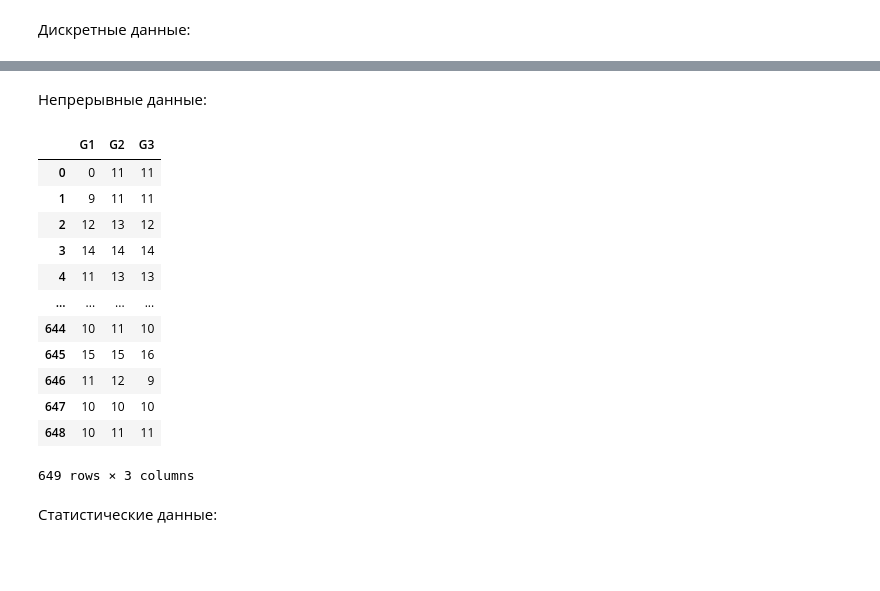
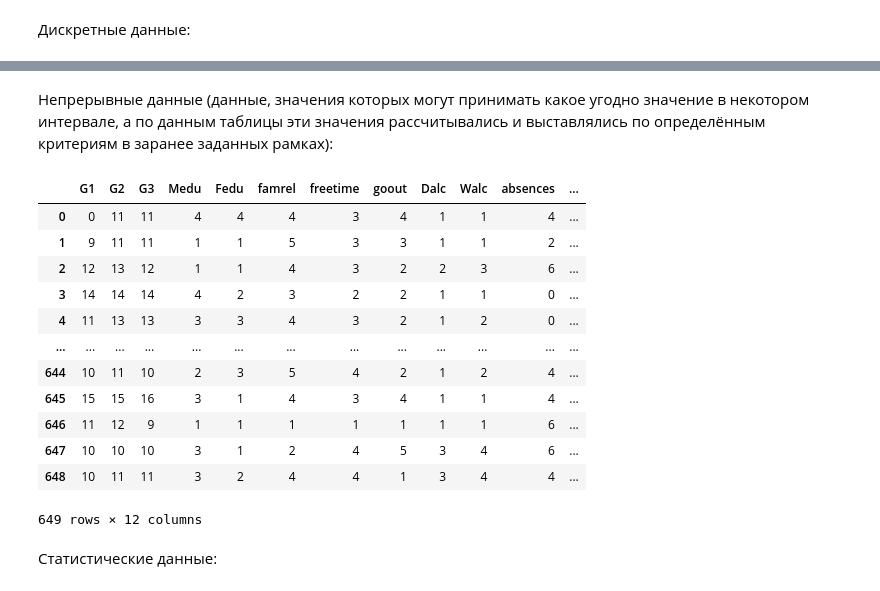
Before and after one commit to GrinchFour/ml.vvsu.2023, a Jupyter notebook: lab01/БПИ20-02_Юрчук_1.ipynb, the cells around one changed output, grey strips where cells are left out. Saved outputs shown, nothing was run; the diff lists cells and outputs as text; code cells hidden in the pictures; blank space fills up the shorter version.

```diff
--- a/lab01/БПИ20-02_Юрчук_1.ipynb
+++ b/lab01/БПИ20-02_Юрчук_1.ipynb
@@ -130,22 +113,22 @@ sPor[["health"]]
 # %% [markdown]
-Непрерывные данные:
+Непрерывные данные (данные, значения которых могут принимать какое угодно значение в некотором интервале, а по данным таблицы эти значения рассчитывались и выставлялись по определённым критериям в заранее заданных рамках):
 # %%
-sMat[["G1","G2","G3"]]
-sPor[["G1","G2","G3"]]
+sMat[["G1","G2","G3","Medu","Fedu","famrel","freetime","goout", "Dalc", "Walc","absences","health"]]
+sPor[["G1","G2","G3","Medu","Fedu","famrel","freetime","goout", "Dalc", "Walc","absences","health"]]
 # %% [output]
-|  | G1 | G2 | G3 |
-| 0 | 0 | 11 | 11 |
-| 1 | 9 | 11 | 11 |
-| 2 | 12 | 13 | 12 |
-| 3 | 14 | 14 | 14 |
-| 4 | 11 | 13 | 13 |
-| ... | ... | ... | ... |
-| 644 | 10 | 11 | 10 |
-| 645 | 15 | 15 | 16 |
-| 646 | 11 | 12 | 9 |
-| 647 | 10 | 10 | 10 |
-| 648 | 10 | 11 | 11 |
+|  | G1 | G2 | G3 | Medu | Fedu | famrel | freetime | goout | Dalc | Walc | absences | ... |
+| 0 | 0 | 11 | 11 | 4 | 4 | 4 | 3 | 4 | 1 | 1 | 4 | ... |
+| 1 | 9 | 11 | 11 | 1 | 1 | 5 | 3 | 3 | 1 | 1 | 2 | ... |
+| 2 | 12 | 13 | 12 | 1 | 1 | 4 | 3 | 2 | 2 | 3 | 6 | ... |
+| 3 | 14 | 14 | 14 | 4 | 2 | 3 | 2 | 2 | 1 | 1 | 0 | ... |
+| 4 | 11 | 13 | 13 | 3 | 3 | 4 | 3 | 2 | 1 | 2 | 0 | ... |
+| ... | ... | ... | ... | ... | ... | ... | ... | ... | ... | ... | ... | ... |
+| 644 | 10 | 11 | 10 | 2 | 3 | 5 | 4 | 2 | 1 | 2 | 4 | ... |
+| 645 | 15 | 15 | 16 | 3 | 1 | 4 | 3 | 4 | 1 | 1 | 4 | ... |
+| 646 | 11 | 12 | 9 | 1 | 1 | 1 | 1 | 1 | 1 | 1 | 6 | ... |
+| 647 | 10 | 10 | 10 | 3 | 1 | 2 | 4 | 5 | 3 | 4 | 6 | ... |
+| 648 | 10 | 11 | 11 | 3 | 2 | 4 | 4 | 1 | 3 | 4 | 4 | ... |
-649 rows × 3 columns
+649 rows × 12 columns
 # %% [markdown]
 Статистические данные:
 # %%
```
Also changed, not shown: parts of 5 cells of this notebook.
